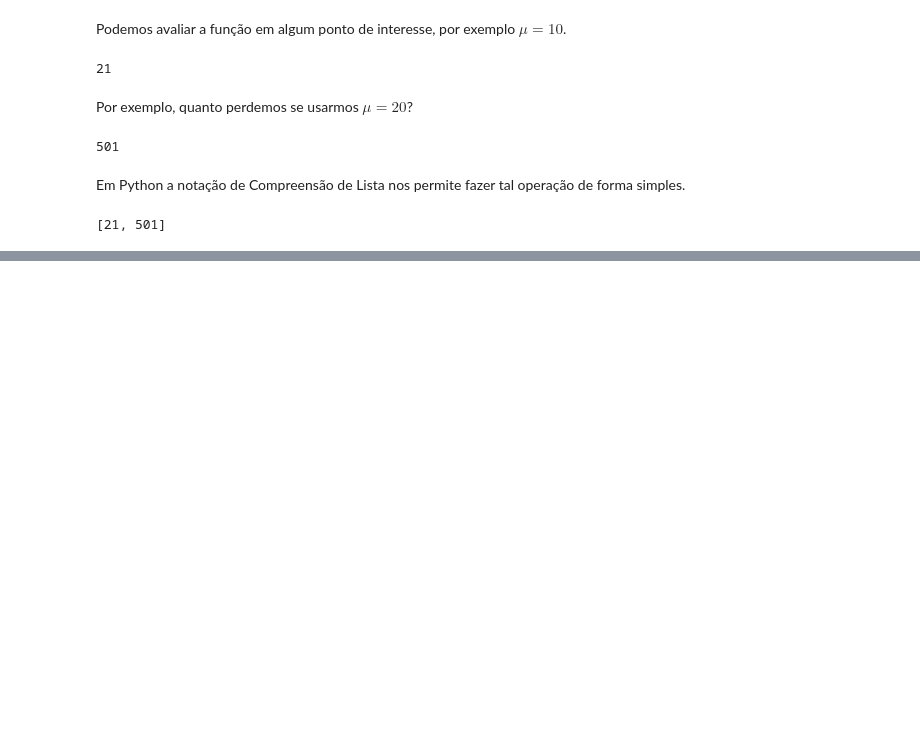
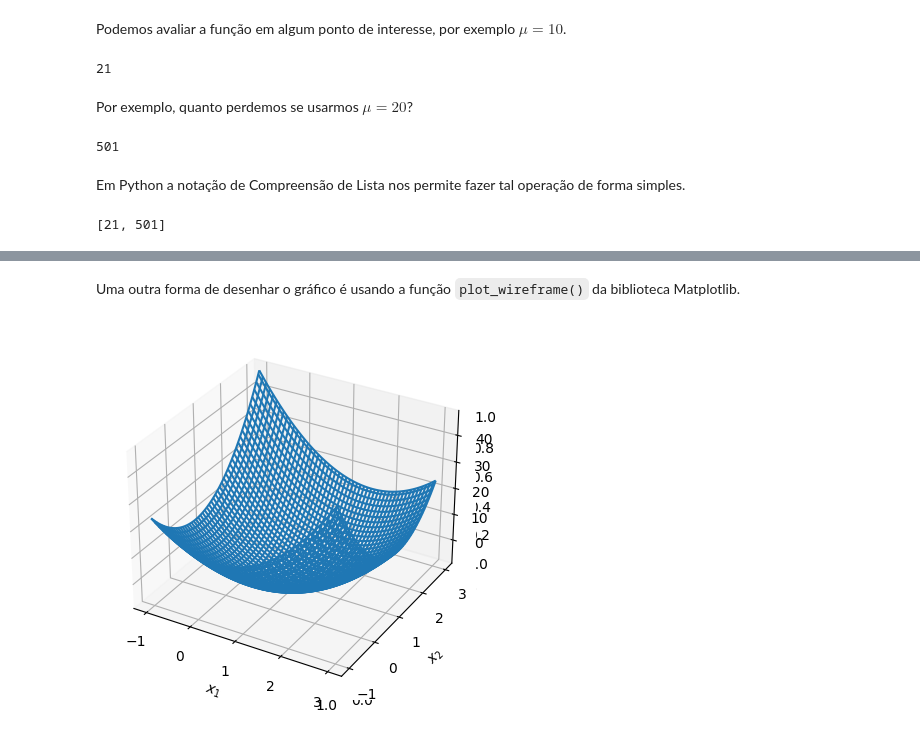
Before and after one commit to acsjunior/tmcd-python, a Jupyter notebook: book/_build/jupyter_execute/content/CDI.ipynb, the cells around one changed output, grey strips where cells are left out. Saved outputs shown, nothing was run; the diff lists cells and outputs as text; code cells hidden in the pictures; blank space fills up the shorter version.

```diff
--- a/book/_build/jupyter_execute/content/CDI.ipynb
+++ b/book/_build/jupyter_execute/content/CDI.ipynb
@@ -314,0 +358,10 @@ mu_vec = np.array([10, 20])
+# %% [markdown]
+Uma outra forma de desenhar o gráfico é usando a função <code>plot_wireframe()</code> da biblioteca Matplotlib.
+# %%
+fig, ax = plt.subplots(subplot_kw={'projection': '3d'})
+ax = plt.axes(projection='3d')
+ax.plot_wireframe(X, Y, Z)
+ax.set(xlabel='$x_1$', ylabel='$x_2$', zlabel='y')
+plt.show()
+# %% [output]
+[figure, added]
```
Also changed, not shown: parts of 10 cells of this notebook, 10 other files.
